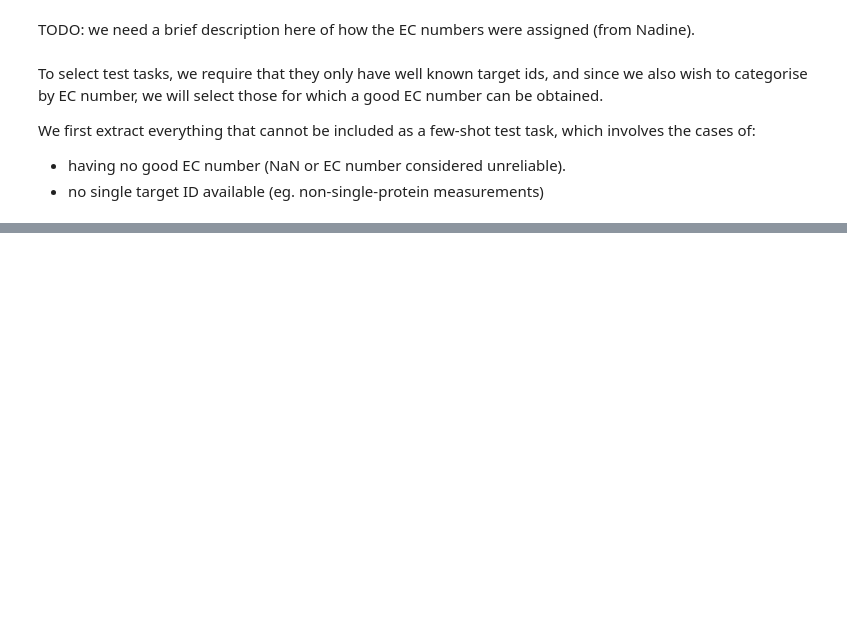
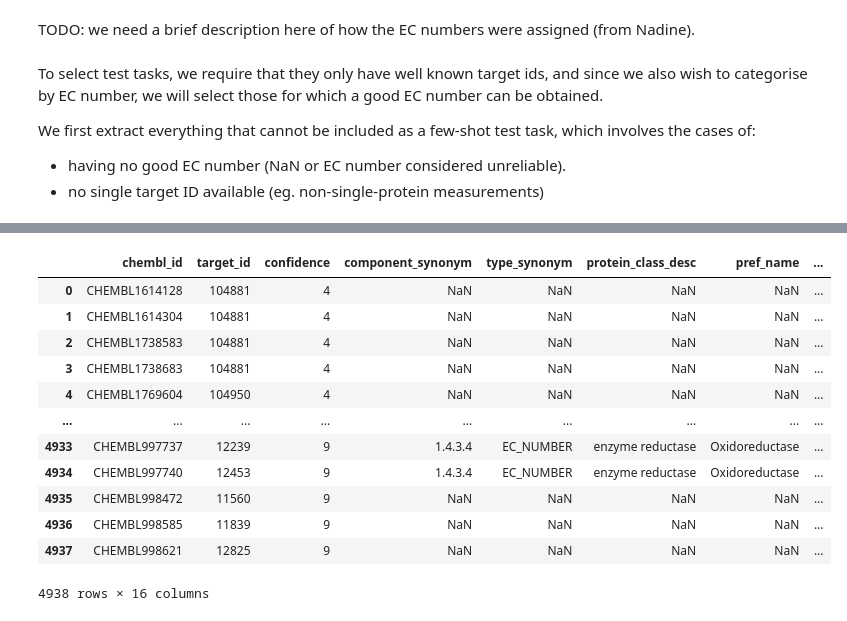
Before and after one commit to microsoft/FS-Mol, a Jupyter notebook: fs_mol/preprocessing/ExtractDataset.ipynb, the cells around one changed output, grey strips where cells are left out. Drawn from its saved outputs; the diff is of its cells as text; code cells hidden in the pictures; blank space fills up the shorter version.

```diff
--- a/fs_mol/preprocessing/ExtractDataset.ipynb
+++ b/fs_mol/preprocessing/ExtractDataset.ipynb
@@ -104,0 +138,16 @@ Name: target_id, Length: 24083, dtype: bool
+# %%
+pd.read_csv(os.path.join(os.getcwd(), "targets/train_proteins.csv"))
+# %% [output]
+|  | chembl_id | target_id | confidence | component_synonym | type_synonym | protein_class_desc | pref_name | ... |
+| 0 | CHEMBL1614128 | 104881 | 4 | NaN | NaN | NaN | NaN | ... |
+| 1 | CHEMBL1614304 | 104881 | 4 | NaN | NaN | NaN | NaN | ... |
+| 2 | CHEMBL1738583 | 104881 | 4 | NaN | NaN | NaN | NaN | ... |
+| 3 | CHEMBL1738683 | 104881 | 4 | NaN | NaN | NaN | NaN | ... |
+| 4 | CHEMBL1769604 | 104950 | 4 | NaN | NaN | NaN | NaN | ... |
+| ... | ... | ... | ... | ... | ... | ... | ... | ... |
+| 4933 | CHEMBL997737 | 12239 | 9 | 1.4.3.4 | EC_NUMBER | enzyme reductase | Oxidoreductase | ... |
+| 4934 | CHEMBL997740 | 12453 | 9 | 1.4.3.4 | EC_NUMBER | enzyme reductase | Oxidoreductase | ... |
+| 4935 | CHEMBL998472 | 11560 | 9 | NaN | NaN | NaN | NaN | ... |
+| 4936 | CHEMBL998585 | 11839 | 9 | NaN | NaN | NaN | NaN | ... |
+| 4937 | CHEMBL998621 | 12825 | 9 | NaN | NaN | NaN | NaN | ... |
+4938 rows × 16 columns
```
Also changed, not shown: parts of 18 cells of this notebook, 5 other files.
